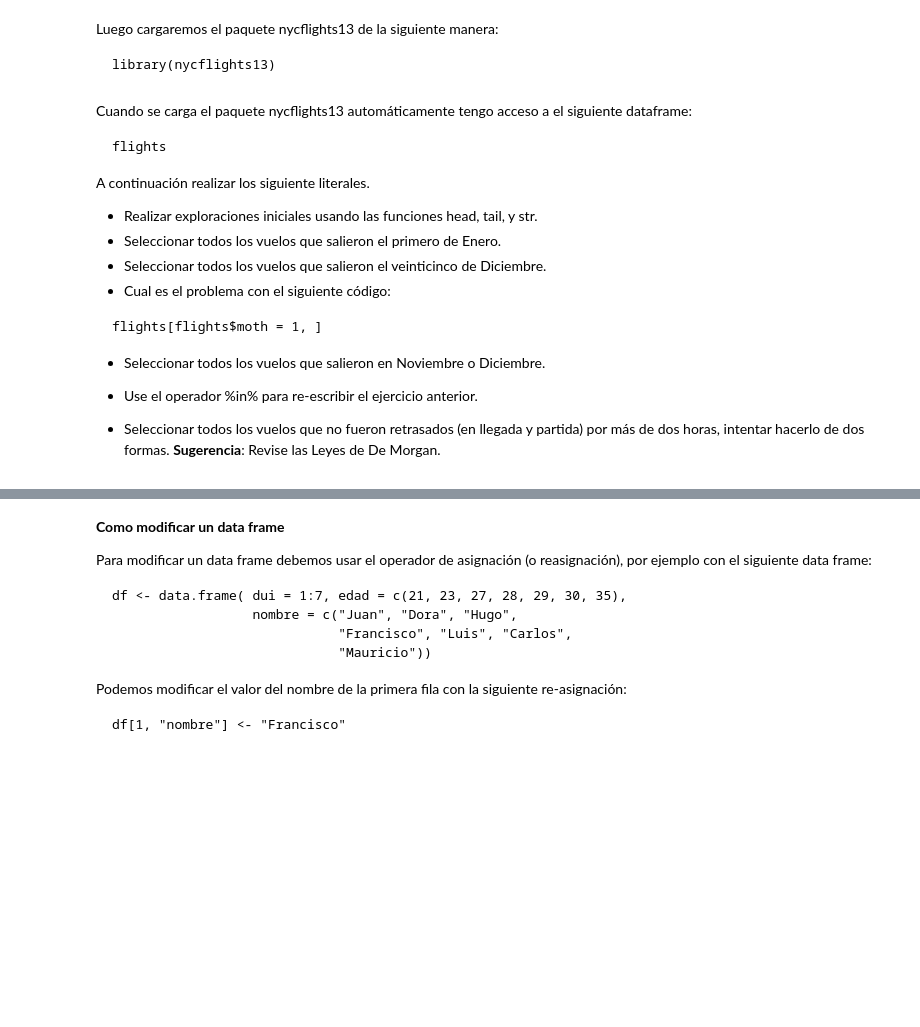
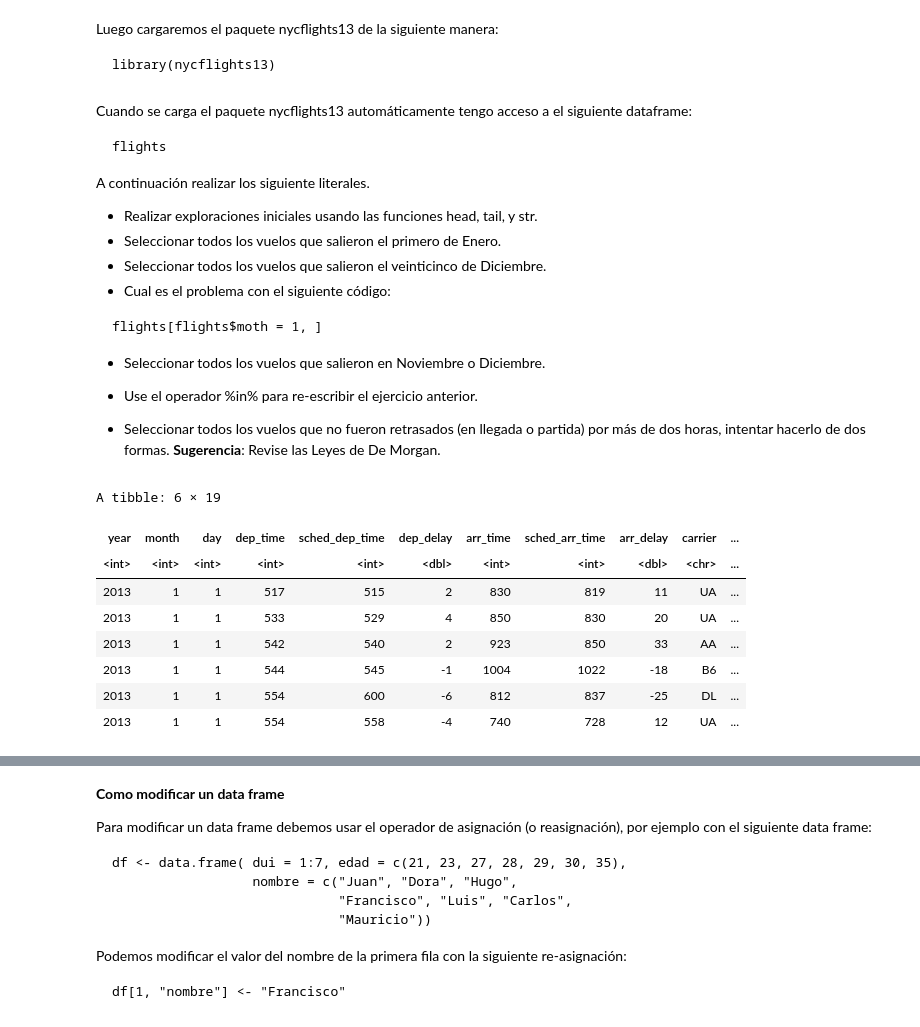
Before and after one commit to ricardo-rios/fund_prog_est, a Jupyter notebook: UnidadI/introduccion_R.ipynb, the cells around one changed output, grey strips where cells are left out. Cells and saved outputs as stored; diff of their text form; code cells hidden in the pictures; blank space fills up the shorter version.

```diff
--- a/UnidadI/introduccion_R.ipynb
+++ b/UnidadI/introduccion_R.ipynb
@@ -1530,4 +1581,16 @@ flights[flights$moth = 1, ]
 
 * Use el operador %in% para re-escribir el ejercicio anterior.
 
-* Seleccionar todos los vuelos que no fueron retrasados (en llegada y partida) por más de dos horas, intentar hacerlo de dos formas. **Sugerencia**: Revise las Leyes de De Morgan.
+* Seleccionar todos los vuelos que no fueron retrasados (en llegada o partida) por más de dos horas, intentar hacerlo de dos formas. **Sugerencia**: Revise las Leyes de De Morgan.
+# %%
+head(flights)
+# %% [output]
+A tibble: 6 × 19
+| year | month | day | dep_time | sched_dep_time | dep_delay | arr_time | sched_arr_time | arr_delay | carrier | ... |
+| <int> | <int> | <int> | <int> | <int> | <dbl> | <int> | <int> | <dbl> | <chr> | ... |
+| 2013 | 1 | 1 | 517 | 515 | 2 | 830 | 819 | 11 | UA | ... |
+| 2013 | 1 | 1 | 533 | 529 | 4 | 850 | 830 | 20 | UA | ... |
+| 2013 | 1 | 1 | 542 | 540 | 2 | 923 | 850 | 33 | AA | ... |
+| 2013 | 1 | 1 | 544 | 545 | -1 | 1004 | 1022 | -18 | B6 | ... |
+| 2013 | 1 | 1 | 554 | 600 | -6 | 812 | 837 | -25 | DL | ... |
+| 2013 | 1 | 1 | 554 | 558 | -4 | 740 | 728 | 12 | UA | ... |
```
Also changed, not shown: parts of 27 cells of this notebook.
